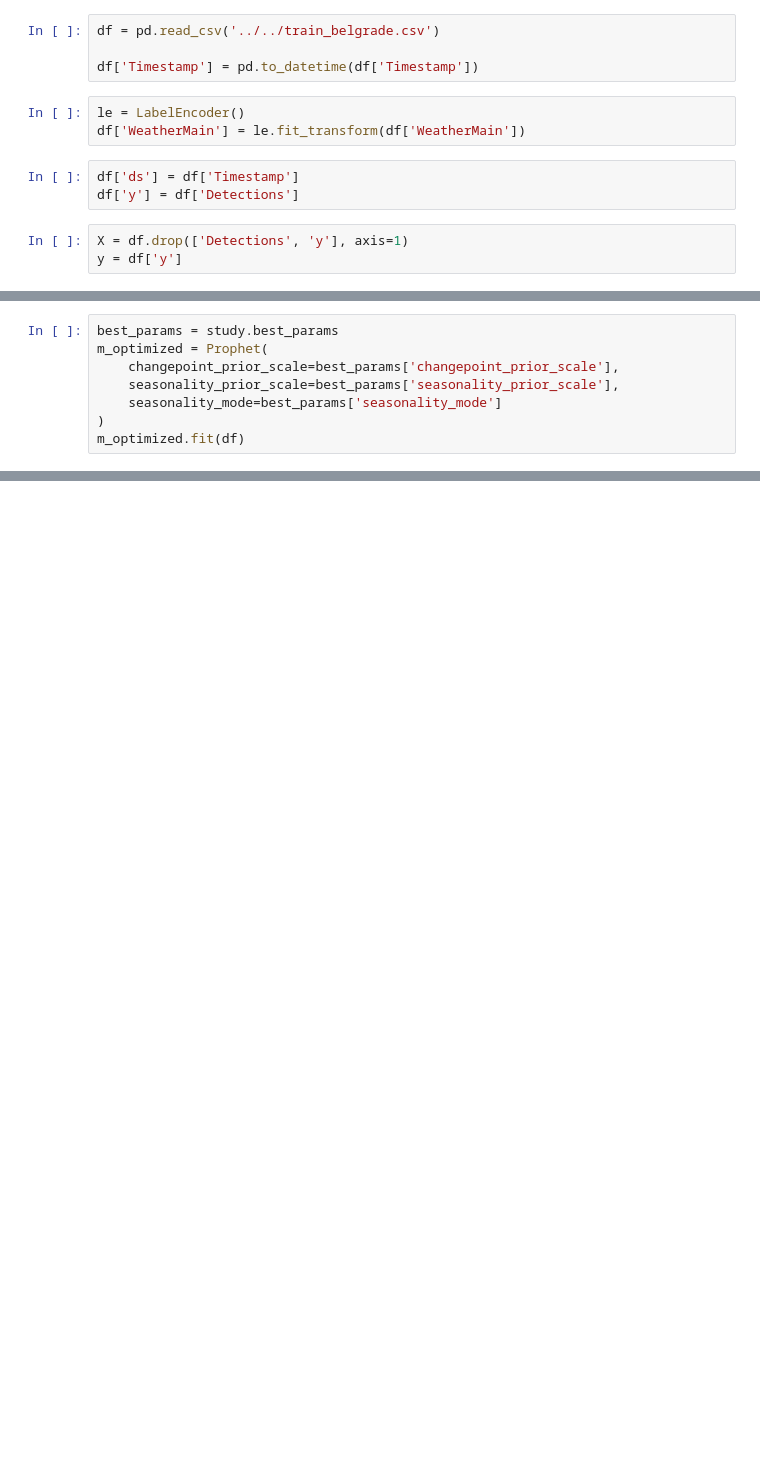
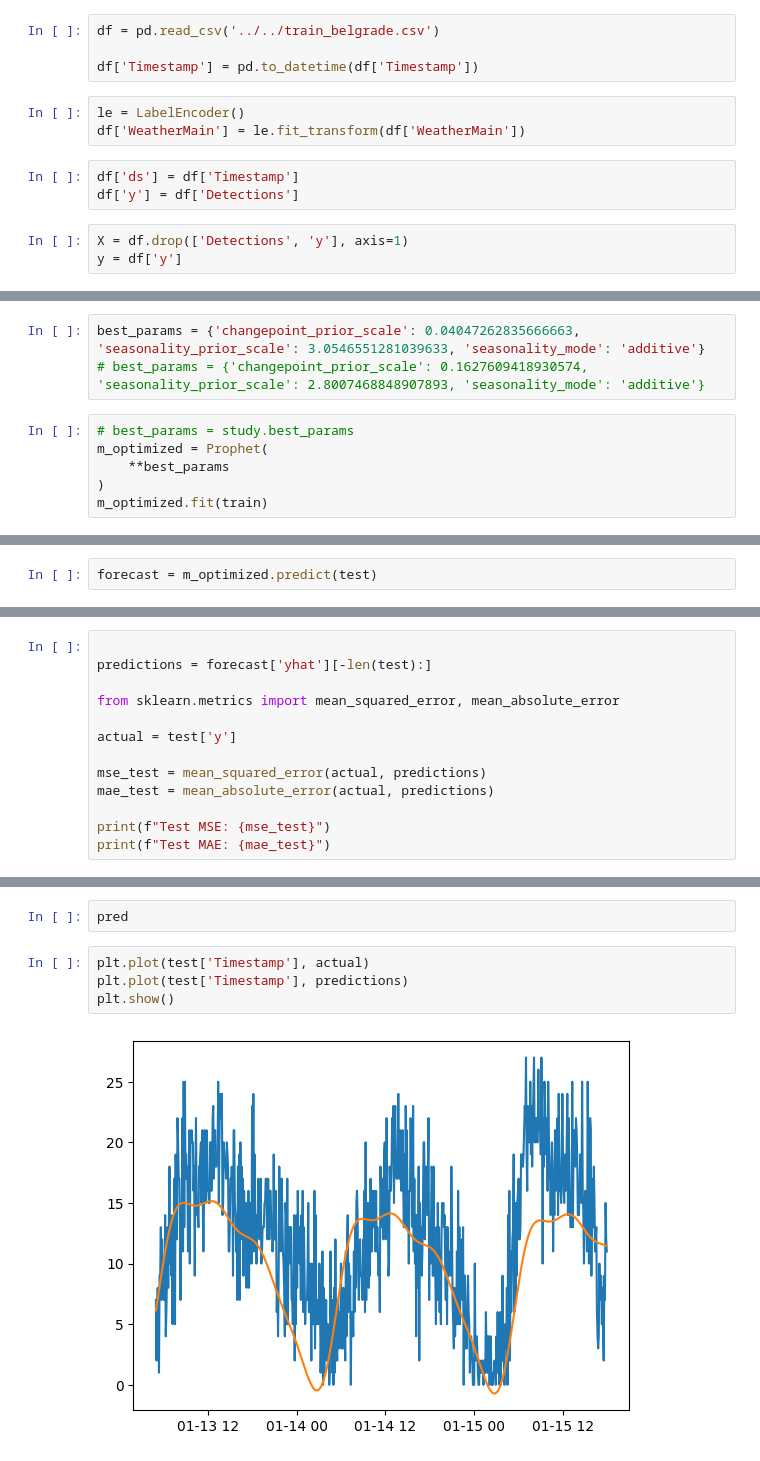
Before and after one commit to pavleglusac/SIAP-NM, a Jupyter notebook: models/Prophet/train.ipynb, the cells around one changed output, grey strips where cells are left out. Cells and saved outputs as stored; diff of their text form; blank space fills up the shorter version.

```diff
--- a/models/Prophet/train.ipynb
+++ b/models/Prophet/train.ipynb
@@ -241,8 +233,9 @@ study.optimize(objective, n_trials=50)
+# %%
+best_params = {'changepoint_prior_scale': 0.04047262835666663, 'seasonality_prior_scale': 3.0546551281039633, 'seasonality_mode': 'additive'}
+# best_params = {'changepoint_prior_scale': 0.1627609418930574, 'seasonality_prior_scale': 2.8007468848907893, 'seasonality_mode': 'additive'}
 # %%
-best_params = study.best_params
+# best_params = study.best_params
 m_optimized = Prophet(
-    changepoint_prior_scale=best_params['changepoint_prior_scale'],
-    seasonality_prior_scale=best_params['seasonality_prior_scale'],
-    seasonality_mode=best_params['seasonality_mode']
+    **best_params
 )
-m_optimized.fit(df)
+m_optimized.fit(train)
@@ -248,0 +246,2 @@ m_optimized.fit(df)
+# %%
+forecast = m_optimized.predict(test)
@@ -248,0 +257,13 @@ m_optimized.fit(df)
+# %%
+
+predictions = forecast['yhat'][-len(test):]
+
+from sklearn.metrics import mean_squared_error, mean_absolute_error
+
+actual = test['y']
+
+mse_test = mean_squared_error(actual, predictions)
+mae_test = mean_absolute_error(actual, predictions)
+
+print(f"Test MSE: {mse_test}")
+print(f"Test MAE: {mae_test}")
@@ -248,0 +293,8 @@ m_optimized.fit(df)
+# %%
+pred
+# %%
+plt.plot(test['Timestamp'], actual)
+plt.plot(test['Timestamp'], predictions)
+plt.show()
+# %% [output]
+[figure, added]
```
Also changed, not shown: parts of 21 cells of this notebook, 6 other files.
